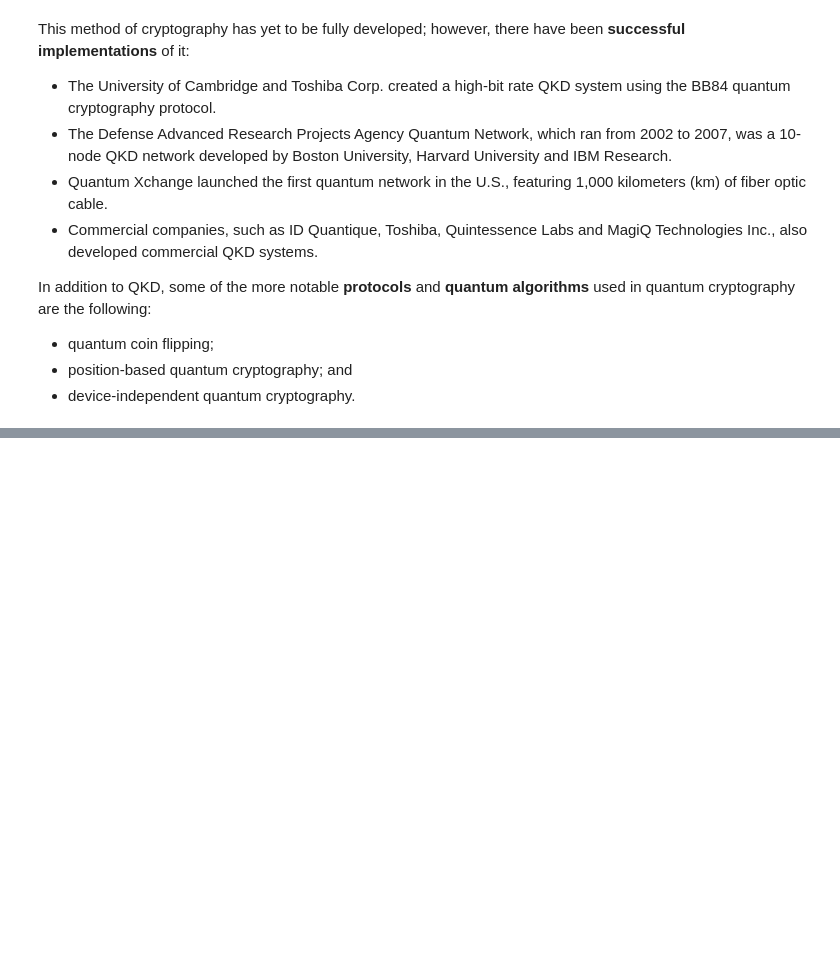
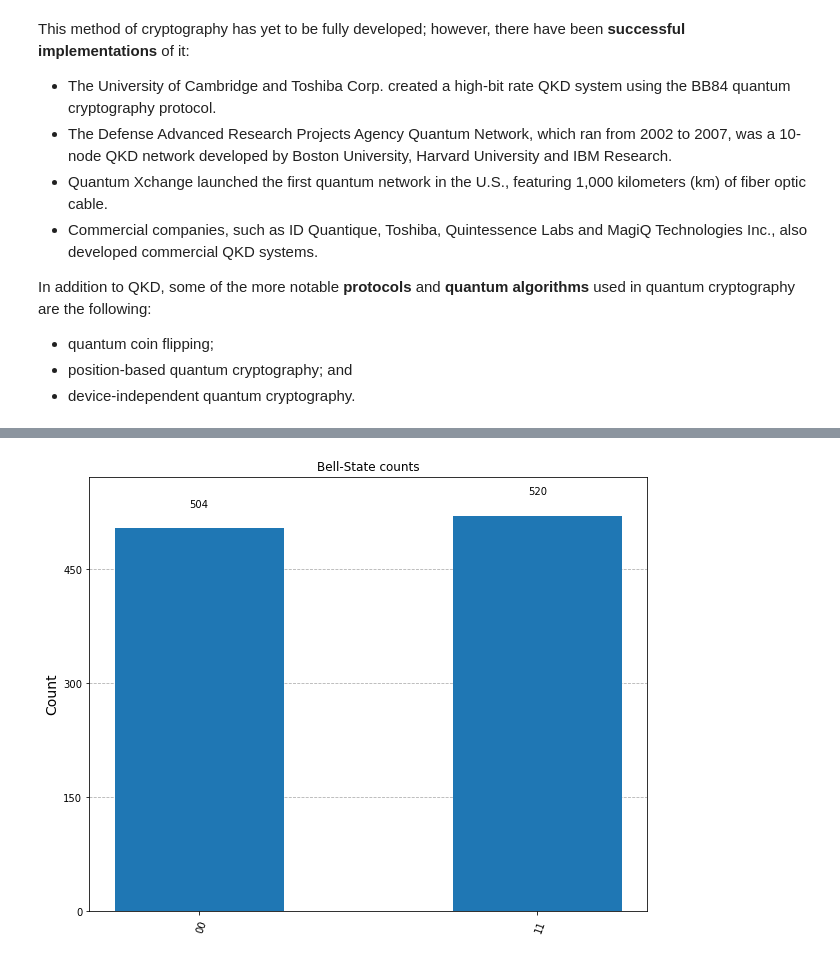
Before and after one commit to GalkaKG/Quantum-Journey, a Jupyter notebook: Quantum Journey.ipynb, the cells around one changed output, grey strips where cells are left out. Drawn from its saved outputs; the diff is of its cells as text; code cells hidden in the pictures; blank space fills up the shorter version.

```diff
--- a/Quantum Journey.ipynb
+++ b/Quantum Journey.ipynb
@@ -184,0 +211,18 @@ Where, $f(y)=1/(Q)^{1/2} \sum_{x=0}^{Q-1}I f(x) I w^{xy}$ and $w = exp(2\pi \ i/
+# %%
+# Create circuit
+circ = QuantumCircuit(2)  # This creates a quantum circuit with 2 qubits.
+circ.h(0)  # Applies a Hadamard gate to qubit 0, putting it into a superposition state.
+circ.cx(0, 1)  # Applies a CNOT gate with qubit 0 as the control and qubit 1 as the target.
+circ.measure_all()  # Measures both qubits.
+
+# Transpile for simulator
+simulator = AerSimulator()  # Initializes the AerSimulator, a simulator backend in Qiskit.
+circ = transpile(circ, simulator)  # Transpiles (or converts) the quantum circuit to be optimized for the simulator backend.
+
+# Run and get counts
+result = simulator.run(circ).result()  #  Executes the transpiled quantum circuit on the simulator and retrieves the result.
+counts = result.get_counts(circ)  # Extracts the measurement results (counts of each outcome) from the simulation result.
+
+plot_histogram(counts, figsize=(10, 8), title='Bell-State counts')  # Plots a histogram of the measurement outcomes
+# %% [output]
+[figure, added]
```
Also changed, not shown: parts of 7 cells of this notebook.
